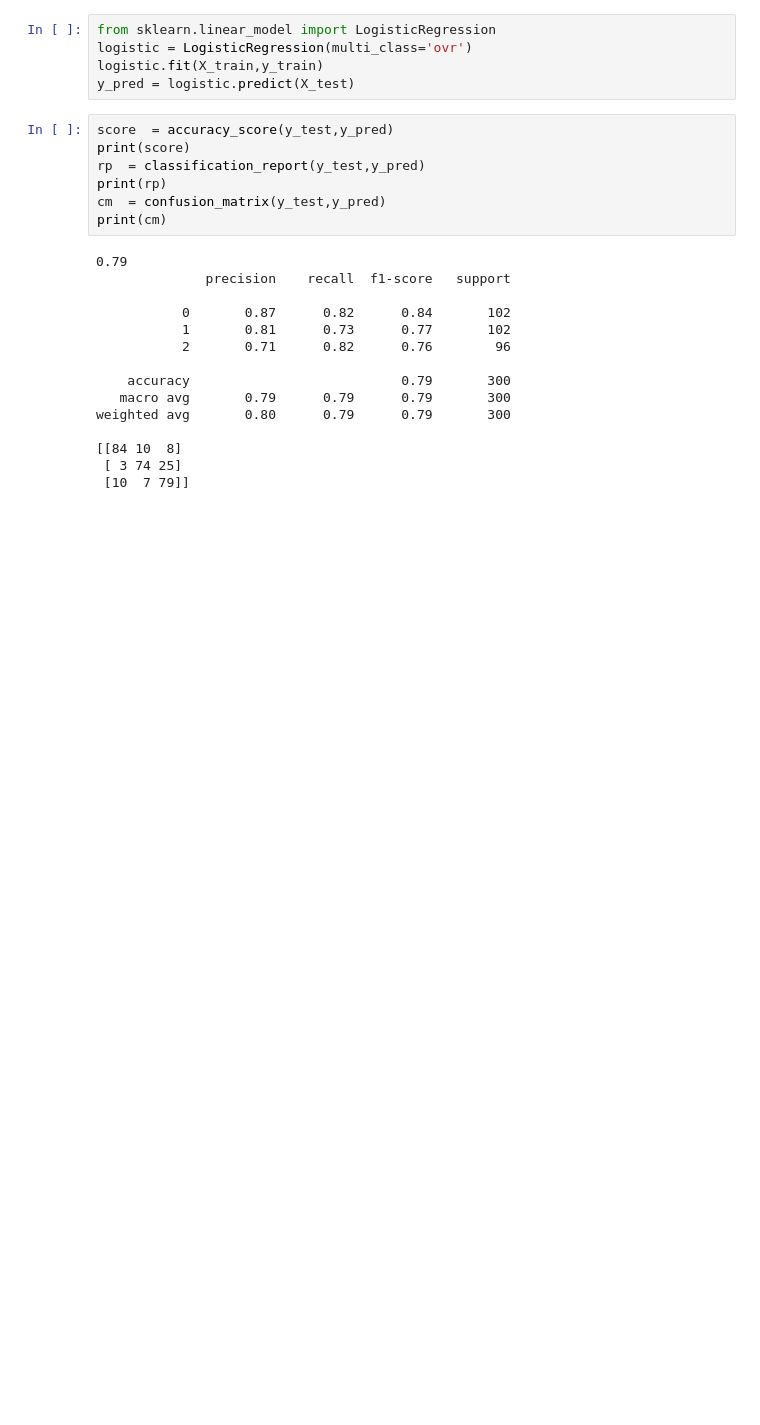
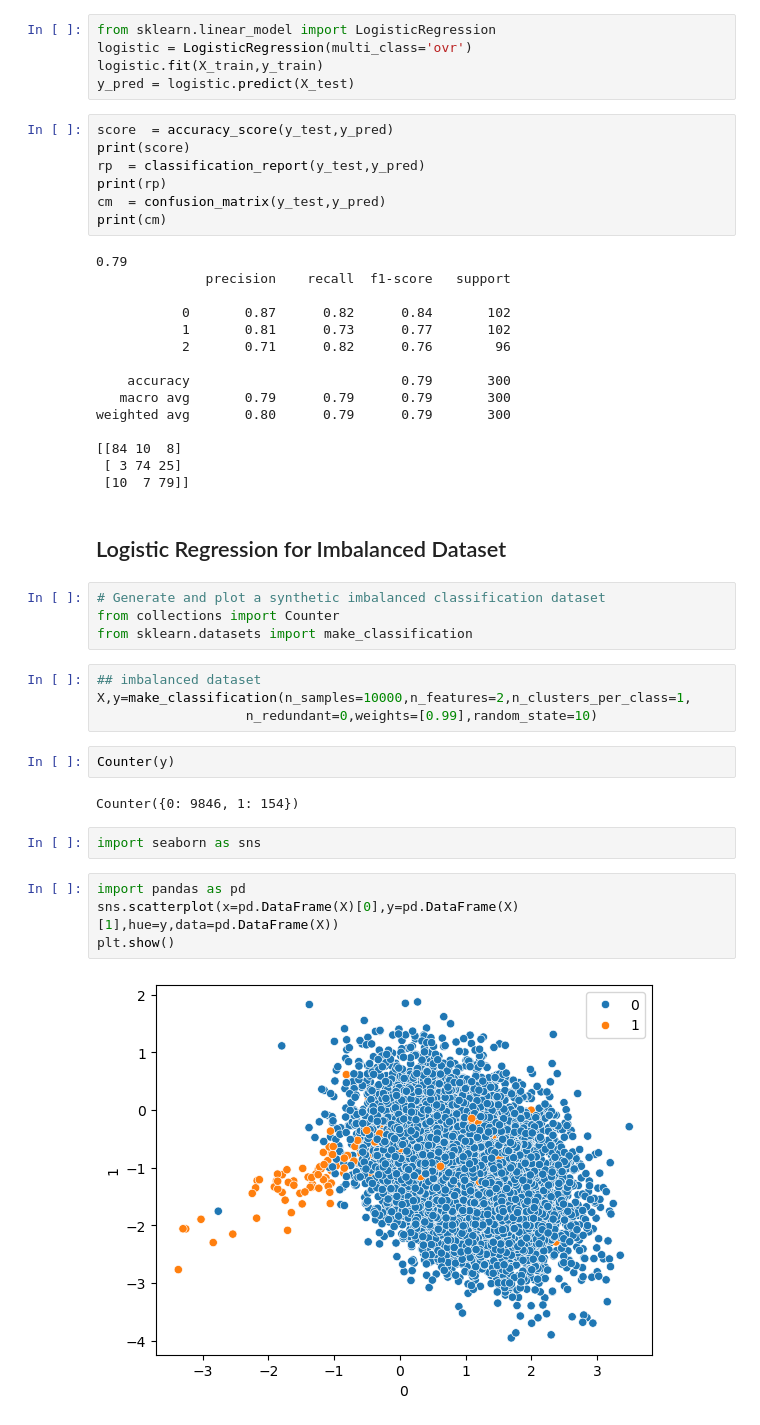
Before and after one commit to nikeshgamal24/Machine-Learning-Foundations, a Jupyter notebook: 6. Logistic Regression/Logistic Regression Implementation.ipynb, the cells around one changed output. Cells and saved outputs as stored; diff of their text form; blank space fills up the shorter version.

```diff
--- a/6. Logistic Regression/Logistic Regression Implementation.ipynb
+++ b/6. Logistic Regression/Logistic Regression Implementation.ipynb
@@ -269,3 +269,25 @@ weighted avg       0.80      0.79      0.79       300
 [[84 10  8]
  [ 3 74 25]
  [10  7 79]]
+# %% [markdown]
+## Logistic Regression for Imbalanced Dataset
+# %%
+# Generate and plot a synthetic imbalanced classification dataset
+from collections import Counter
+from sklearn.datasets import make_classification
+# %%
+## imbalanced dataset
+X,y=make_classification(n_samples=10000,n_features=2,n_clusters_per_class=1,
+                   n_redundant=0,weights=[0.99],random_state=10)
+# %%
+Counter(y)
+# %% [output]
+Counter({0: 9846, 1: 154})
+# %%
+import seaborn as sns
+# %%
+import pandas as pd
+sns.scatterplot(x=pd.DataFrame(X)[0],y=pd.DataFrame(X)[1],hue=y,data=pd.DataFrame(X))
+plt.show()
+# %% [output]
+[figure, added]
```
Also changed, not shown: parts of 13 cells of this notebook.
